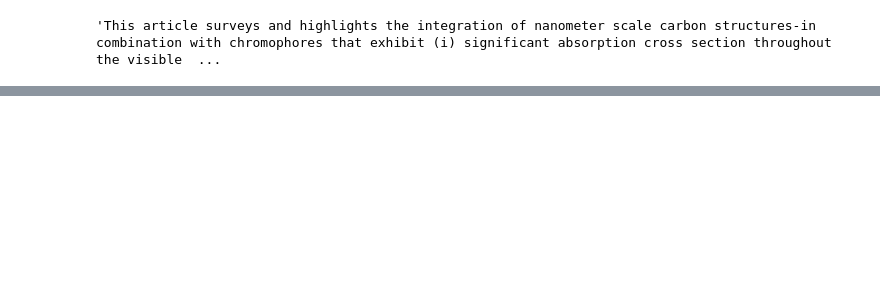
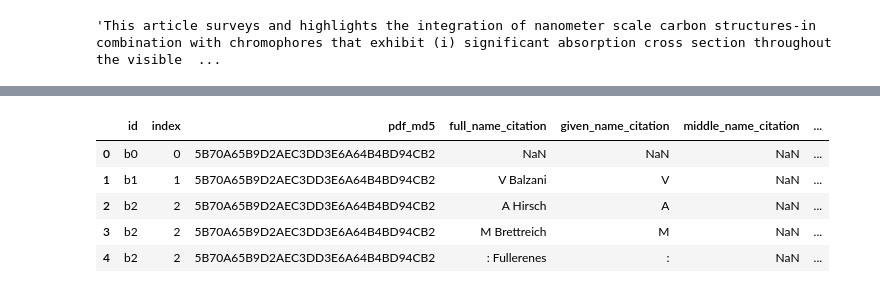
Before and after one commit to Vieirbat/Summarticles, a Jupyter notebook: notebooks/Usando Grobid.ipynb, the cells around one changed output, grey strips where cells are left out. Saved outputs shown, nothing was run; the diff lists cells and outputs as text; code cells hidden in the pictures; blank space fills up the shorter version.

```diff
--- a/notebooks/Usando Grobid.ipynb
+++ b/notebooks/Usando Grobid.ipynb
@@ -135,0 +513,10 @@ SyntaxError: invalid syntax (<ipython-input-28-96988bc3b683>, line 1)
+# %%
+df_doc_authors_citations = pd.DataFrame(get_citations_authors(doc))
+df_doc_authors_citations.head()
+# %% [output]
+|  | id | index | pdf_md5 | full_name_citation | given_name_citation | middle_name_citation | ... |
+| 0 | b0 | 0 | 5B70A65B9D2AEC3DD3E6A64B4BD94CB2 | NaN | NaN | NaN | ... |
+| 1 | b1 | 1 | 5B70A65B9D2AEC3DD3E6A64B4BD94CB2 | V Balzani | V | NaN | ... |
+| 2 | b2 | 2 | 5B70A65B9D2AEC3DD3E6A64B4BD94CB2 | A Hirsch | A | NaN | ... |
+| 3 | b2 | 2 | 5B70A65B9D2AEC3DD3E6A64B4BD94CB2 | M Brettreich | M | NaN | ... |
+| 4 | b2 | 2 | 5B70A65B9D2AEC3DD3E6A64B4BD94CB2 | : Fullerenes | : | NaN | ... |
```
Also changed, not shown: parts of 50 cells of this notebook, 1 other file.
